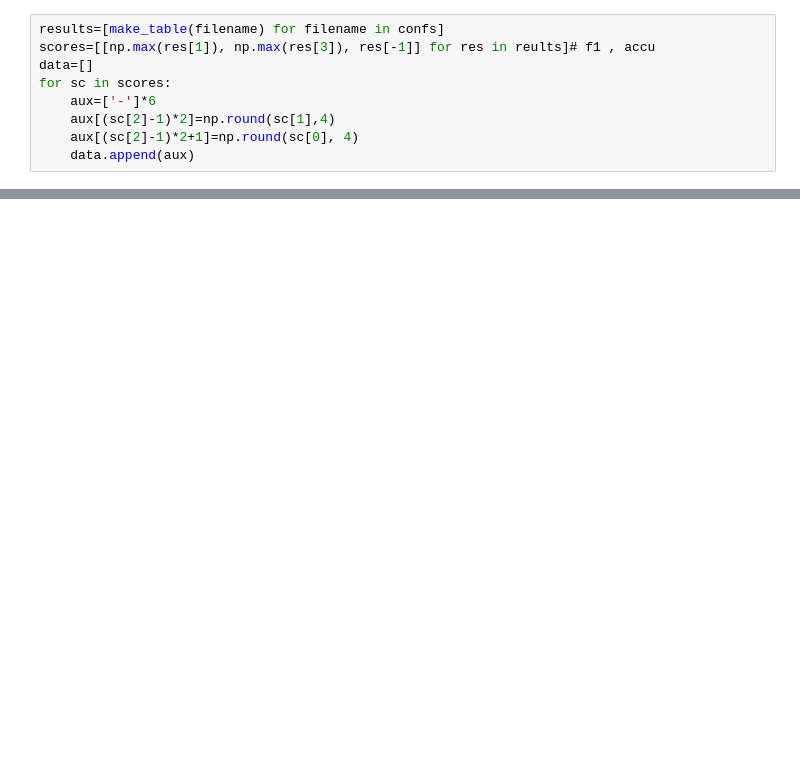
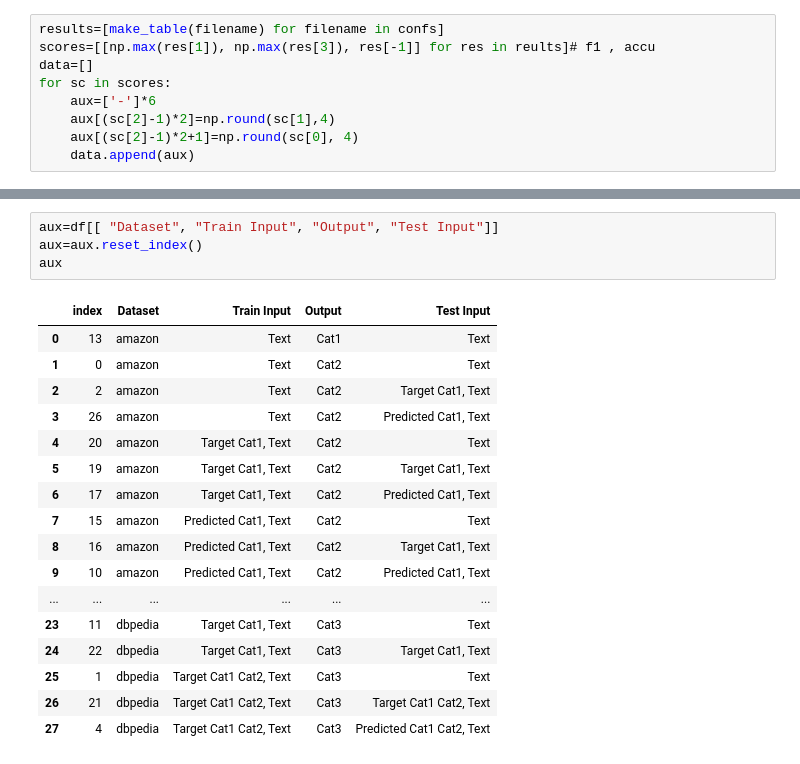
Before and after one commit to HickmannLautaro/BERT_classifier, a Jupyter notebook: Resul_table_generator.ipynb, the cells around one changed output, grey strips where cells are left out. Drawn from its saved outputs; the diff is of its cells as text; blank space fills up the shorter version.

```diff
--- a/Resul_table_generator.ipynb
+++ b/Resul_table_generator.ipynb
@@ -242,0 +247,22 @@ print(df.to_markdown())
+# %%
+aux=df[[ "Dataset", "Train Input", "Output", "Test Input"]]
+aux=aux.reset_index()
+aux
+# %% [output]
+|  | index | Dataset | Train Input | Output | Test Input |
+| 0 | 13 | amazon | Text | Cat1 | Text |
+| 1 | 0 | amazon | Text | Cat2 | Text |
+| 2 | 2 | amazon | Text | Cat2 | Target Cat1, Text |
+| 3 | 26 | amazon | Text | Cat2 | Predicted Cat1, Text |
+| 4 | 20 | amazon | Target Cat1, Text | Cat2 | Text |
+| 5 | 19 | amazon | Target Cat1, Text | Cat2 | Target Cat1, Text |
+| 6 | 17 | amazon | Target Cat1, Text | Cat2 | Predicted Cat1, Text |
+| 7 | 15 | amazon | Predicted Cat1, Text | Cat2 | Text |
+| 8 | 16 | amazon | Predicted Cat1, Text | Cat2 | Target Cat1, Text |
+| 9 | 10 | amazon | Predicted Cat1, Text | Cat2 | Predicted Cat1, Text |
+| ... | ... | ... | ... | ... | ... |
+| 23 | 11 | dbpedia | Target Cat1, Text | Cat3 | Text |
+| 24 | 22 | dbpedia | Target Cat1, Text | Cat3 | Target Cat1, Text |
+| 25 | 1 | dbpedia | Target Cat1 Cat2, Text | Cat3 | Text |
+| 26 | 21 | dbpedia | Target Cat1 Cat2, Text | Cat3 | Target Cat1 Cat2, Text |
+| 27 | 4 | dbpedia | Target Cat1 Cat2, Text | Cat3 | Predicted Cat1 Cat2, Text |
```
Also changed, not shown: parts of 9 cells of this notebook, 21 other files.
